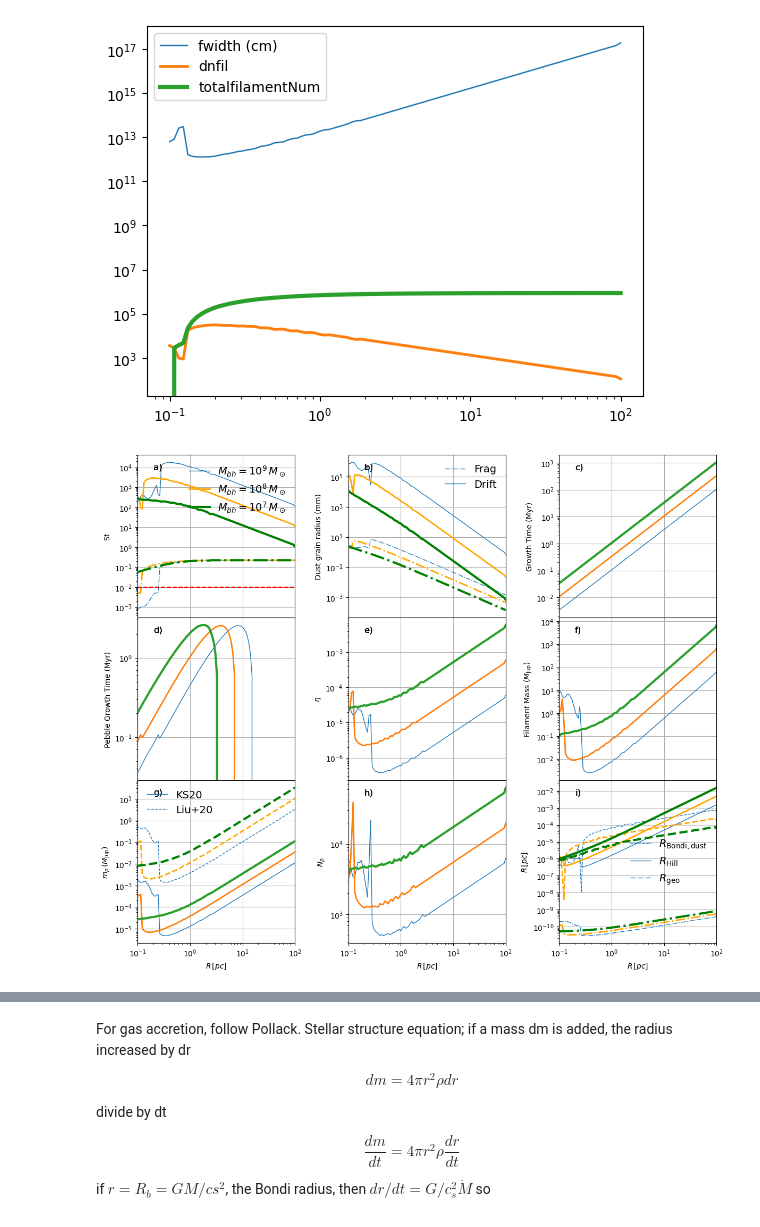
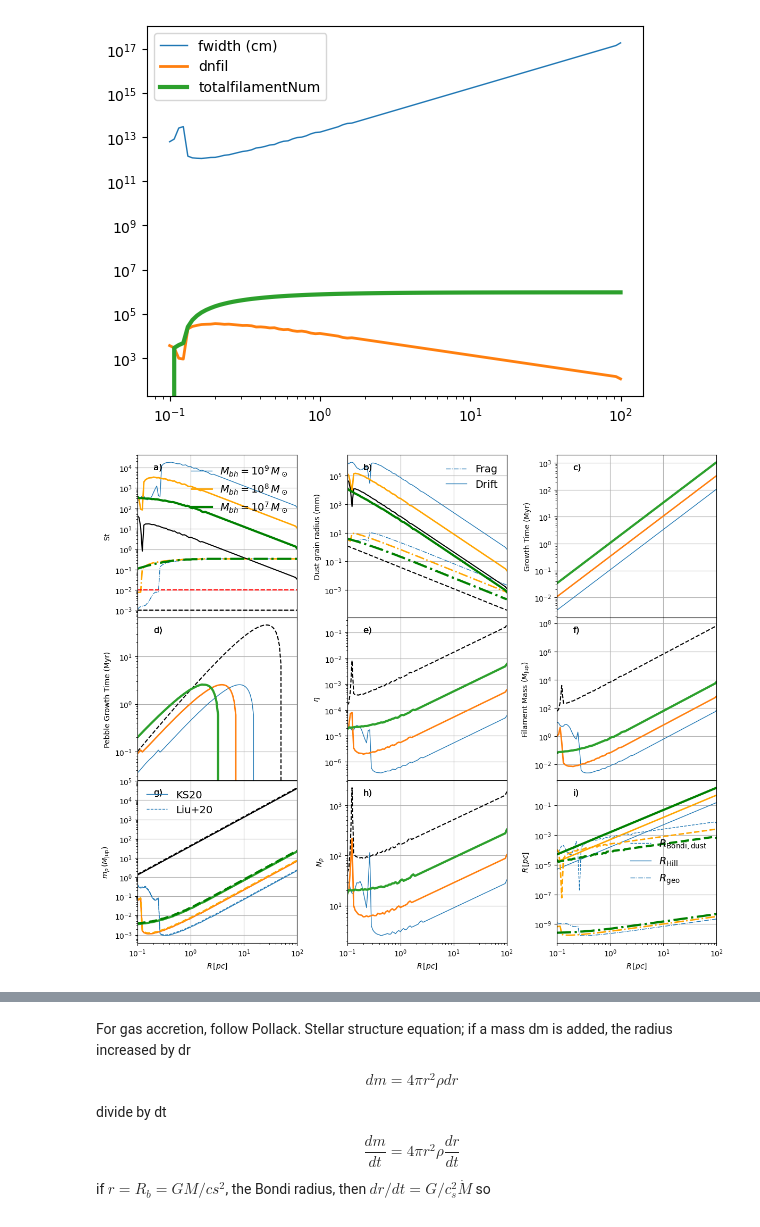
Before and after one commit to mbhupe/EmbeddedAGN, a Jupyter notebook: planetsAGN-magnetic_work.ipynb, the cells around one changed output, grey strips where cells are left out. Cells and saved outputs as stored; diff of their text form; code cells hidden in the pictures.

```diff
--- a/planetsAGN-magnetic_work.ipynb
+++ b/planetsAGN-magnetic_work.ipynb
@@ -9,7 +9,7 @@ pi     = np.pi
 AU     = const.au.cgs.value
 pc     = const.pc.cgs.value
 Mearth = const.M_earth.cgs.value
-Mjup   = 1.899e+30 # cgs
+Mjup   = 315.*Mearth
 Rearth = const.R_earth.cgs.value
 Msun   = const.M_sun.cgs.value
 G      = const.G.cgs.value
@@ -29,7 +29,6 @@ cp=gamma*Rgasmu/(gamma-1)
 stbz = const.sigma_sb.cgs.value
 temperature_background=3
 alpha = 1e-4
-Sc = 5 # Schmidt number; delta=alpha/Sc=1e-5, typical streaming
 
 # # parameters for AGN
 #Implement the magnetic field parameters like beta and modify the density and the sound speed accordingly ...
@@ -42,7 +41,6 @@ n       = 100
 r       = np.logspace(-1,2,n) * pc
 b       = 0
 kappa_es = 0.4
-coagulation_efficiency = 0.5
 
 vfrag   = 100
 SI_St_threshold = 1e-2  #Stokes number threshold for Streaming Instability
@@ -50,12 +48,13 @@ SI_St_threshold = 1e-2  #Stokes number threshold for Streaming Instability
 Zfil    = 0.1
 Z       = 0.01
 
+coagulation_efficiency = 0.5
 rho_bullet = 3.
 
 R0   = 1e-4 #cm
-
-chi_pa = 0.4
-gamma_pa = 0.65
+temperature_background=3
+Sc = 5 # Schmidt number; delta=alpha/Sc=1e-5, typical streaming
+Mjup = 315. * Mearth
 # %%
 def get_phi(Mbh,temp, dens, omega):
     """
@@ -67,7 +66,7 @@ def get_phi(Mbh,temp, dens, omega):
     - d2phi (if compute_derivatives)
     """
     cs       = np.sqrt(temp * cp * (gamma - 1))
-    dlnHdlnR = 3./2 #9./7
+    dlnHdlnR = 9./7
 
     rho      = dens
     H        = cs/omega * np.sqrt(1 + 1./betam)
@@ -192,7 +191,9 @@ def agndisk(Mbh,alphain,le):
     Mbh   = Mbh*Msun
     M     = Mbh
     kappa = np.zeros(n)
-    Temp  = np.zeros(n)
+    kappa1k = np.zeros(n)
+    Temp    = np.zeros(n)
+    Temp1k  = np.zeros(n)
     Qmin  = 1.
     Omega  = np.sqrt(G*Mbh/r**3)
     rho    = Omega**2/(2*np.pi*G*Qmin)
@@ -200,15 +201,21 @@ def agndisk(Mbh,alphain,le):
 
     for i in range(n):
         Temp[i]  = bisection(Mbh, T9, temperature_background,rho[i], Omega[i])
+        Temp1k[i]   = 1000.0
     # print(Temp)
     cs    = np.sqrt(Temp * cp * (gamma - 1))
+    cs1k  = np.sqrt(Temp1k * cp * (gamma - 1))
     H     = cs/Omega*np.sqrt(1+1/betam)
-    #dlnHdlnr = r/H * max(np.gradient(H)/np.gradient(r),0)
+    H1k   = cs1k/Omega*np.sqrt(1+1/betam)
     Sigma = rho*2*H
+    Sigma1k = rho*2*H1k
 
     for i in range(n):
         kappa[i] = calc_opacity(Mbh, Temp[i], rho[i])
-    tau  = .5*kappa*Sigma
+        kappa1k[i] = calc_opacity(Mbh, Temp1k[i], rho[i])
+    tau    = .5*kappa*Sigma
+    tau1k  = .5*kappa1k*Sigma1k
+
     #nu   = alpha*cs*H
     #Mdot = np.mean(3*pi*nu*Sigma)
     # Teff_visc     = (3./(8*pi) * Mdot * Omega**2/ stbz)**0.25
@@ -219,13 +226,19 @@ def agndisk(Mbh,alphain,le):
 
     output = {'rrs': [r"$r/rs$",r/rs],
                 'h': [r"$H/r$",H/r],
+                'h1k': [r"$H/r$",H1k/r],
                 'rho': [r"$\rho \, [\mathrm{g\,cm^{-3}]}$",rho], #g/cm^3
                 'tau': [r"$\tau$",tau],
+                'tau1k': [r"$\tau$",tau1k],
                 'T': [r"$T \, [\mathrm{K}]$",Temp],
+                'T1k': [r"$T \, [\mathrm{K}]$",Temp1k],
                 #'Teff': [r"$T_{eff} \, [\mathrm{K}]$",Teff],
                 'kappa': [r"$\kappa \, [\mathrm{cm^2 g^{-1}}]$",kappa],
+                'kappa1k': [r"$\kappa \, [\mathrm{cm^2 g^{-1}}]$",kappa1k],
                 'cs': ["$c_s [\mathrm{cm\,s^{-1}}]$",cs],
+                'cs1k': ["$c_s [\mathrm{cm\,s^{-1}}]$",cs1k],
                 'Sigmag':[r"$\Sigma[\mathrm{g\,cm^{-2}}]$",Sigma],
+                'Sigmag1k':[r"$\Sigma[\mathrm{g\,cm^{-2}}]$",Sigma1k],
                 # 'Omega':[r"$\varOmega$",Omega],
                 'MtotM':[r"$M_\mathrm{disk}/M_\mathrm{BH}$",np.pi*r*r*2.*H*rho/M],
                 'MtotU':[r"$M_\mathrm{most unst.}\,[M_\odot]$",(cs**4./(G**2.*2.*H*rho))/Msun],
@@ -468,25 +563,35 @@ f, ax = plt.subplots(3, 3, figsize=(12, 10), sharex=True, gridspec_kw=dict(hspac
 def plotstreaming(param,color,lw,variable,counter,cutr):
     #print(param['rrs'][1][cutr:][0])
     ax[0][0].plot(param['rrs'][1][cutr:], param['St_frag'][1][cutr:], color=color,lw=lw,linestyle='-.')
+    if lw==2: ax[0][0].plot(param['rrs'][1][cutr:], param['St_frag1k'][1][cutr:], color='black',linestyle='--')
     ax[0][0].plot(param['rrs'][1][cutr:], param['St_drift'][1][cutr:],color=color,lw=lw,label=variable)
+    if lw==2: ax[0][0].plot(param['rrs'][1][cutr:], param['St_drift1k'][1][cutr:], color='black',linestyle='-')
     # ax[0][0].text(x=10, y=100,s='Drift', ha='center', va='center', fontsize=font)
     # ax[0][0].text(x=10, y=2e-3,s='Frag', ha='center', va='center', fontsize=font)
     ax[0][0].axhline(y=SI_St_threshold, color='r', linestyle='--')
 
     ax[0][1].plot(param['rrs'][1][cutr:], param['a_frag'][1][cutr:],color=color,lw=lw,linestyle='-.',label='Frag')
+    if lw==2: ax[0][1].plot(param['rrs'][1][cutr:], param['a_frag1k'][1][cutr:], color='black',linestyle='--')
     ax[0][1].plot(param['rrs'][1][cutr:], param['a_drift'][1][cutr:],color=color,lw=lw,label='Drift')
+    if lw==2: ax[0][1].plot(param['rrs'][1][cutr:], param['a_drift1k'][1][cutr:], color='black',linestyle='-')
     ax[0][2].plot(param['rrs'][1][cutr:], param['tgrow'][1][cutr:],lw=lw)
 
     ax[1][0].plot(param['rrs'][1][cutr:], param['pebbletgrow'][1][cutr:],lw=lw)
+    if lw==2: ax[1][0].plot(param['rrs'][1][cutr:], param['pebbletgrow1k'][1][cutr:], color='black',linestyle='--')
     ax[1][1].plot(param['rrs'][1][cutr:], param['eta'][1][cutr:],lw=lw)
+    if lw==2: ax[1][1].plot(param['rrs'][1][cutr:], param['eta1k'][1][cutr:], color='black',linestyle='--')
     ax[1][2].plot(param['rrs'][1][cutr:], param['filamentmass'][1][cutr:],lw=lw)
+    if lw==2: ax[1][2].plot(param['rrs'][1][cutr:], param['filamentmass1k'][1][cutr:], color='black',linestyle='--')
     #ax[1][2].plot(param['rrs'][1][cutr:], param['roche_density'][1][cutr:],lw=lw)
 
     ax[2][0].plot(param['rrs'][1][cutr:], param['mmin/Mjup'][1][cutr:],lw=lw,label='KS20')
     ax[2][0].plot(param['rrs'][1][cutr:], param['mminLiu/Mjup'][1][cutr:],lw=lw,linestyle='--',color=color,label='Liu+20')
+    if lw==2: ax[2][0].plot(param['rrs'][1][cutr:], param['mmin1k/Mjup'][1][cutr:],color='black',linestyle='-')
+    if lw==2: ax[2][0].plot(param['rrs'][1][cutr:], param['mminLiu1k/Mjup'][1][cutr:],color='black',linestyle='--')
 
 
     ax[2][1].plot(param['rrs'][1][cutr:], param['Ntot (Filament Mass) '][1][cutr:],lw=lw)
+    if lw==2: ax[2][1].plot(param['rrs'][1][cutr:], param['Ntot1k (Filament Mass) '][1][cutr:],color='black',linestyle='--')
     ax[2][2].plot(param['rrs'][1][cutr:], param['RBondi_dust'][1][cutr:],color=color,lw=lw,linestyle='--',label=r'$R_{\rm Bondi,dust}$')
     ax[2][2].plot(param['rrs'][1][cutr:], param['RHill'][1][cutr:],color=color,lw=lw,label=r'$R_{\rm Hill}$')
     ax[2][2].plot(param['rrs'][1][cutr:], param['Rgeo'][1][cutr:],color=color,lw=lw,linestyle='-.',label=r'$R_{\rm geo}$')
@@ -523,34 +628,34 @@ def plotstreaming(param,color,lw,variable,counter,cutr):
     ax[0][0].text(0.1, 0.95, "a)",transform=ax[0][0].transAxes, fontsize=12,va="top")
     ax[0][1].text(0.1, 0.95, "b)",transform=ax[0][1].transAxes, fontsize=12,va="top")
     ax[0][2].text(0.1, 0.95, "c)",transform=ax[0][2].transAxes, fontsize=12,va="top")
     ax[1][0].text(0.1, 0.95, "d)",transform=ax[1][0].transAxes, fontsize=12,va="top")
     ax[1][1].text(0.1, 0.95, "e)",transform=ax[1][1].transAxes, fontsize=12,va="top")
     ax[1][2].text(0.1, 0.95, "f)",transform=ax[1][2].transAxes, fontsize=12,va="top")
     ax[2][0].text(0.1, 0.95, "g)",transform=ax[2][0].transAxes, fontsize=12,va="top")
     ax[2][1].text(0.1, 0.95, "h)",transform=ax[2][1].transAxes, fontsize=12,va="top")
     ax[2][2].text(0.1, 0.95, "i)",transform=ax[2][2].transAxes, fontsize=12,va="top")
 
     plt.setp(ax,yscale='log',xscale='log')
 
     for i in range(3):
         for j in range(3):
             ax[i][j].grid()
             # ax[i][j].axvline(ragn /rs, -100, 100,color='r',ls='dashed')
             ax[i][j].set_xlim(1e-1,1e2)
     param = {}
 
 plotstreaming(data1,'#1f77b4',1,plotvar[0],0,cutr)
 plotstreaming(data2,'Orange',2,plotvar[1],1,cutr)
 plotstreaming(data3,'Green',3,plotvar[2],2,cutr)
 if(plotvar == variablealpha):
     plt.savefig("streamingInstability_alphavar_mbh1e6_zoom.png",format='png',transparent='True',bbox_inches='tight')
     plt.savefig("streamingInstability_alphavar_mbh1e6_zoom.pdf",format='pdf',transparent='True',bbox_inches='tight')
 if(plotvar == variablembh):
     plt.savefig("streamingInstability_alpha1em4_mbhvar_zoom.png",format='png',transparent='True',bbox_inches='tight')
     plt.savefig("streamingInstability_alpha1em4_mbhvar_zoom.pdf",format='pdf',transparent='True',bbox_inches='tight')
 plt.show()
 # %% [output]
-[figure, old version]
+[figure, new version]
 # %%
 plt.plot(data1['rrs'][1][cutr:], data1['totalplanets'][1][cutr:],color='#1f77b4',lw=1,label=variablembh[0])
 plt.plot(data1['rrs'][1][cutr:], data2['totalplanets'][1][cutr:],color='Orange',lw=2, label=variablembh[1])
```
Also changed, not shown: parts of 16 cells of this notebook.
